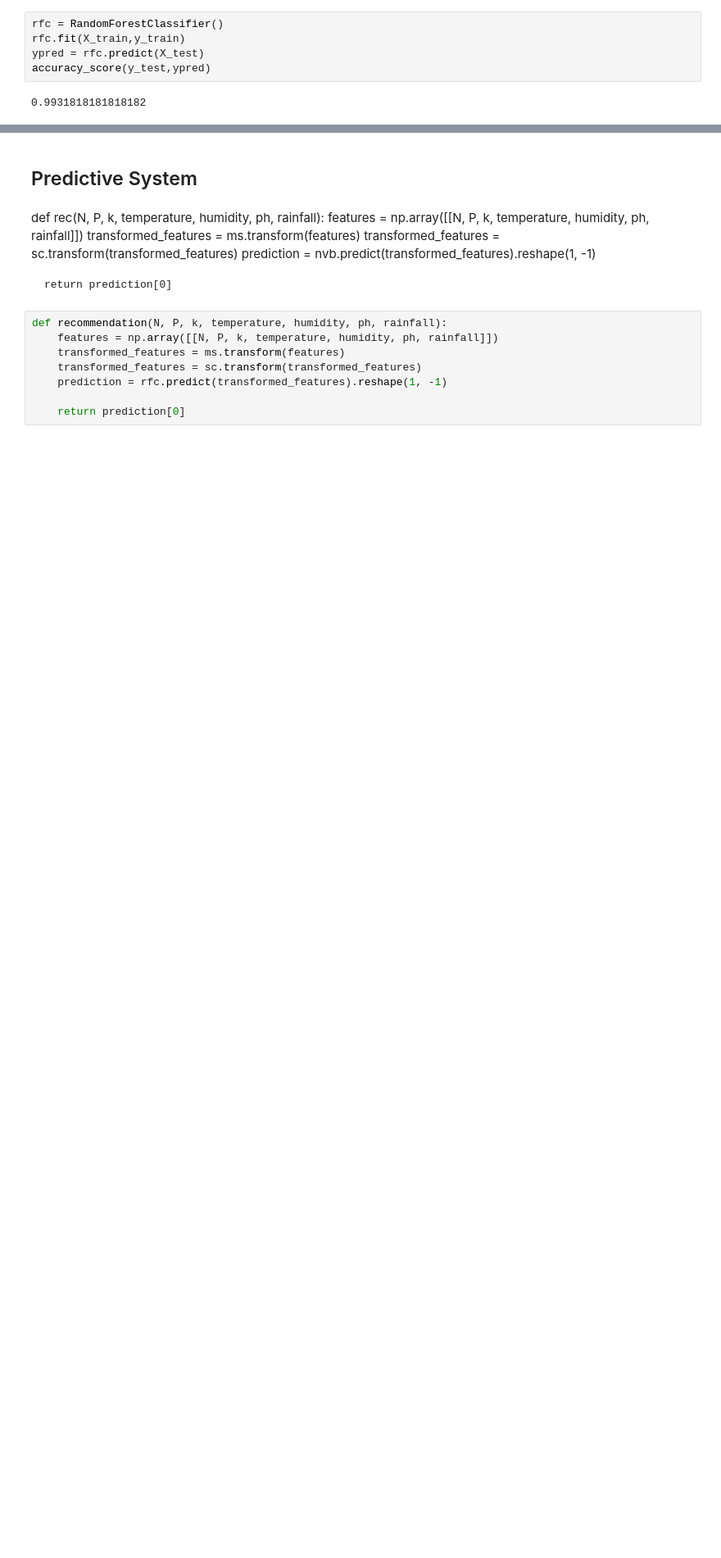
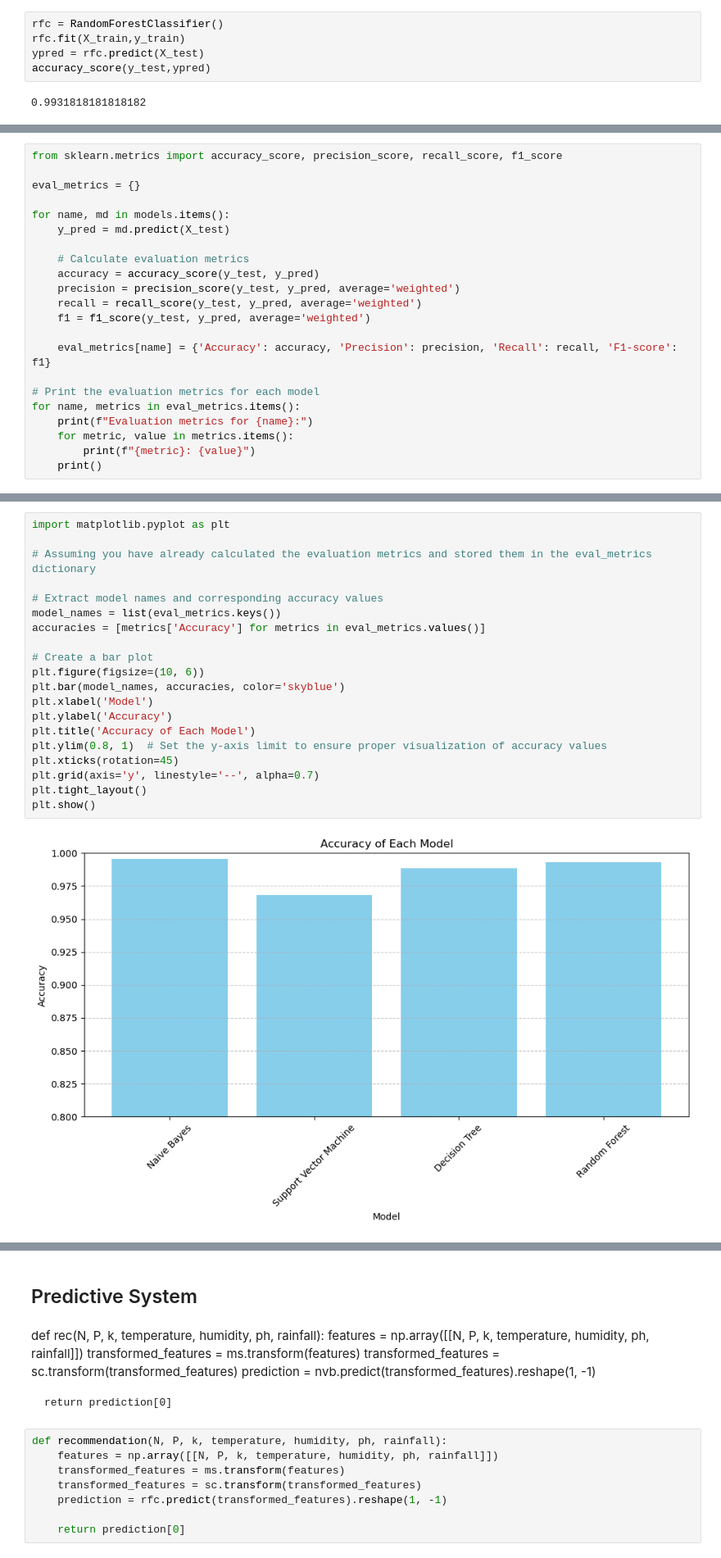
Before and after one commit to adwaid-10/Crop-Recommendation, a Jupyter notebook: Training_dataset.ipynb, the cells around one changed output, grey strips where cells are left out. Shown: that part at 82% size. Saved outputs shown, nothing was run; the diff lists cells and outputs as text; blank space fills up the shorter version.

```diff
--- a/Training_dataset.ipynb
+++ b/Training_dataset.ipynb
@@ -325,0 +319,22 @@ accuracy_score(y_test,ypred)
+# %%
+from sklearn.metrics import accuracy_score, precision_score, recall_score, f1_score
+
+eval_metrics = {}
+
+for name, md in models.items():
+    y_pred = md.predict(X_test)
+
+    # Calculate evaluation metrics
+    accuracy = accuracy_score(y_test, y_pred)
+    precision = precision_score(y_test, y_pred, average='weighted')
+    recall = recall_score(y_test, y_pred, average='weighted')
+    f1 = f1_score(y_test, y_pred, average='weighted')
+
+    eval_metrics[name] = {'Accuracy': accuracy, 'Precision': precision, 'Recall': recall, 'F1-score': f1}
+
+# Print the evaluation metrics for each model
+for name, metrics in eval_metrics.items():
+    print(f"Evaluation metrics for {name}:")
+    for metric, value in metrics.items():
+        print(f"{metric}: {value}")
+    print()
@@ -325,0 +359,22 @@ accuracy_score(y_test,ypred)
+# %%
+import matplotlib.pyplot as plt
+
+# Assuming you have already calculated the evaluation metrics and stored them in the eval_metrics dictionary
+
+# Extract model names and corresponding accuracy values
+model_names = list(eval_metrics.keys())
+accuracies = [metrics['Accuracy'] for metrics in eval_metrics.values()]
+
+# Create a bar plot
+plt.figure(figsize=(10, 6))
+plt.bar(model_names, accuracies, color='skyblue')
+plt.xlabel('Model')
+plt.ylabel('Accuracy')
+plt.title('Accuracy of Each Model')
+plt.ylim(0.8, 1)  # Set the y-axis limit to ensure proper visualization of accuracy values
+plt.xticks(rotation=45)
+plt.grid(axis='y', linestyle='--', alpha=0.7)
+plt.tight_layout()
+plt.show()
+# %% [output]
+[figure, added]
```
Also changed, not shown: parts of 7 cells of this notebook.
